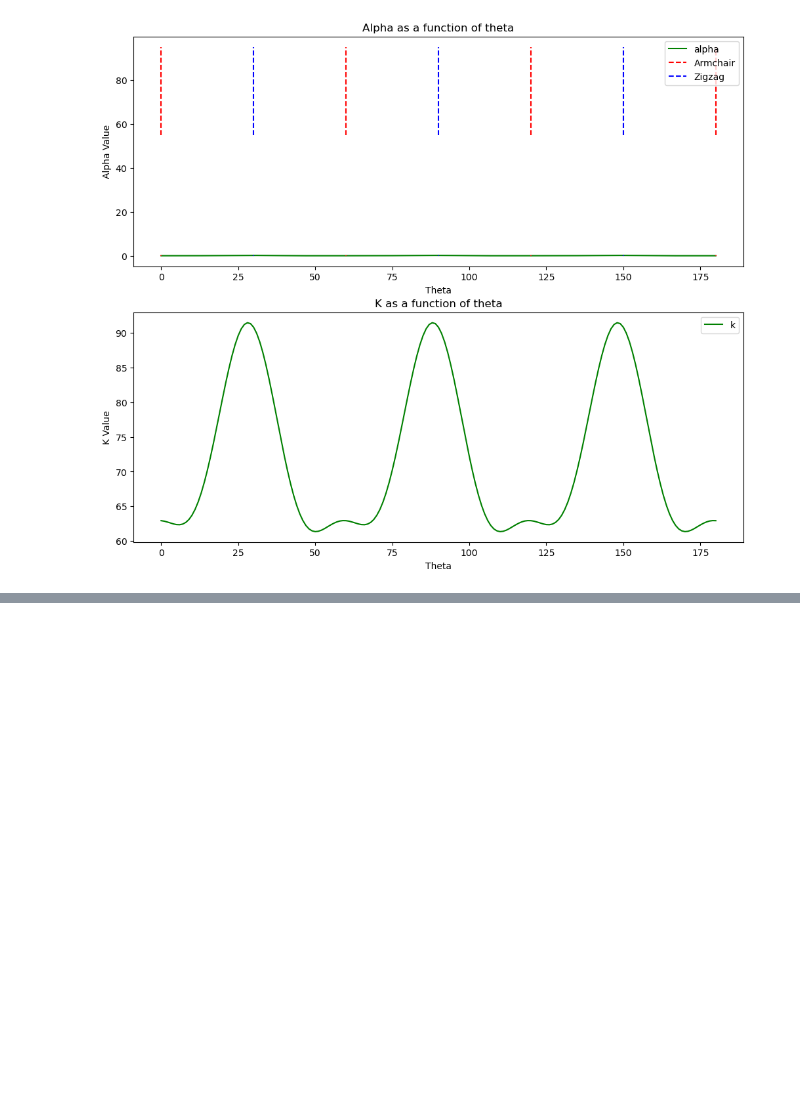
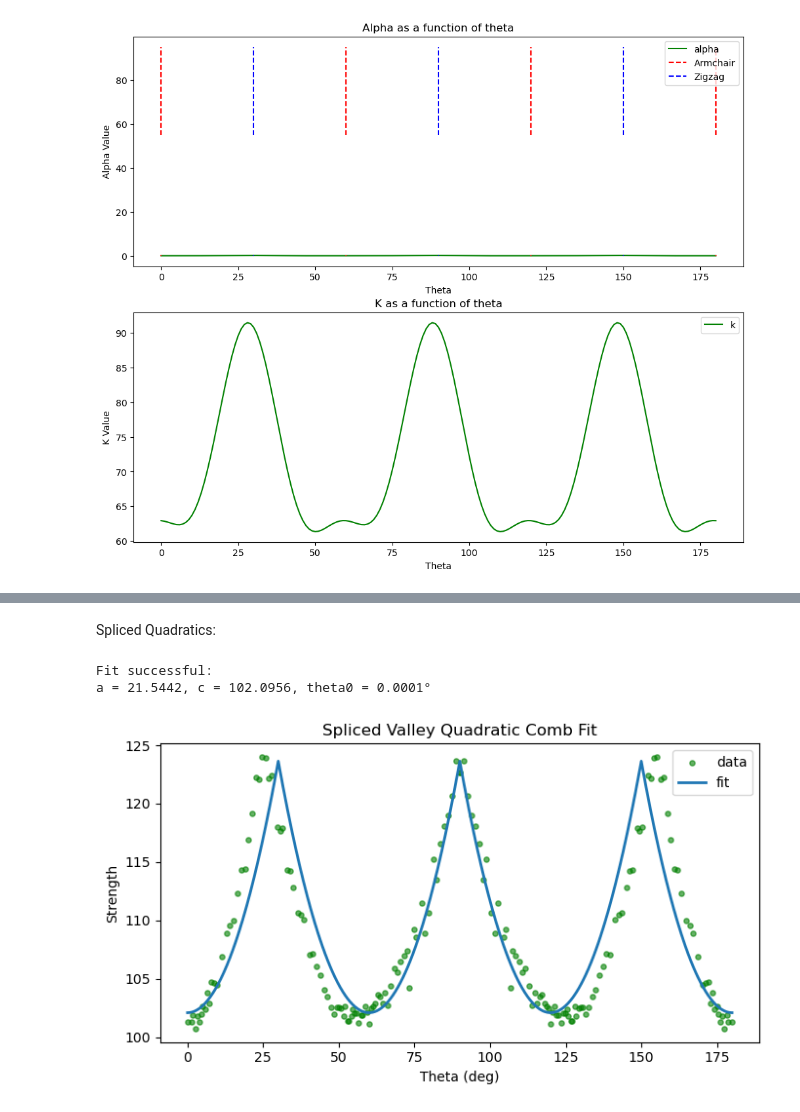
Before and after one commit to abon11/Graphene_Strength_Surface, a Jupyter notebook: sandbox.ipynb, the cells around one changed output, grey strips where cells are left out. Cells and saved outputs as stored; diff of their text form; code cells hidden in the pictures; blank space fills up the shorter version.

```diff
--- a/sandbox.ipynb
+++ b/sandbox.ipynb
@@ -392,0 +508,77 @@ Derivative at 30, 90, 150 deg: [9.59752963e-16 6.22372425e-16 1.03728737e-15]
+# %% [markdown]
+Spliced Quadratics:
+# %%
+import numpy as np
+import matplotlib.pyplot as plt
+from scipy.optimize import minimize
+
+# Data
+df = final_df.copy()
+theta_data = df["Theta"].to_numpy()
+y_data = df["Strength_1"].to_numpy()
+
+def wrapped_distance(theta, center):
+    return (theta - center + 180) % 360 - 180
+
+def spliced_valley_quad(theta_deg, a, c, theta0_deg):
+    """
+    Spliced quadratic valleys centered at 0, 60, ..., offset by theta0_deg.
+    Each segment spans 60° and connects at 30°, 90°, ...
+    """
+    theta_deg = np.asarray(theta_deg)
+    output = np.zeros_like(theta_deg, dtype=float)
+
+    # Centers every 60° starting from theta0
+    centers = [(theta0_deg + 60 * m) % 360 for m in range(6)]
+
+    for mu in centers:
+        d = wrapped_distance(theta_deg, mu)
+        mask = np.abs(d) <= 30  # within 30° of center
+        output[mask] = a * (d[mask] / 30.0)**2 + c
+
+    return output
+
+# Loss function: fit a, c, and theta0
+def loss(params):
+    a, c, theta0 = params
+    pred = spliced_valley_quad(theta_data, a, c, theta0)
+    residuals = y_data - pred
+    return np.sum(residuals**2)
+
+# Initial guess
+a0 = 1.0
+c0 = np.min(y_data)
+theta0_0 = 0.0
+x0 = [a0, c0, theta0_0]
+
+# Bounds
+bounds = [(0, None),     # a > 0 for upward parabola
+          (None, None),  # c: free
+          (0.0, 60.0)]   # theta0 in one period
+
+# Fit
+result = minimize(loss, x0, method="Powell", bounds=bounds)
+
+if result.success:
+    a, c, theta0 = result.x
+    print(f"Fit successful:\na = {a:.4f}, c = {c:.4f}, theta0 = {theta0:.4f}°")
+else:
+    raise RuntimeError("Fit failed: " + result.message)
+
+# Plot
+theta_grid = np.linspace(0, 180, 721)
+fit_curve = spliced_valley_quad(theta_grid, a, c, theta0)
+
+plt.figure(figsize=(7, 4))
+plt.scatter(theta_data, y_data, s=14, alpha=0.6, label="data", c='g')
+plt.plot(theta_grid, fit_curve, label="fit", linewidth=2)
+plt.xlabel("Theta (deg)")
+plt.ylabel("Strength")
+plt.title("Spliced Valley Quadratic Comb Fit")
+plt.legend()
+plt.tight_layout()
+plt.show()
+# %% [output]
+Fit successful:
+a = 21.5442, c = 102.0956, theta0 = 0.0001°
+[figure, added]
```
Also changed, not shown: parts of 7 cells of this notebook, 4 other files.
